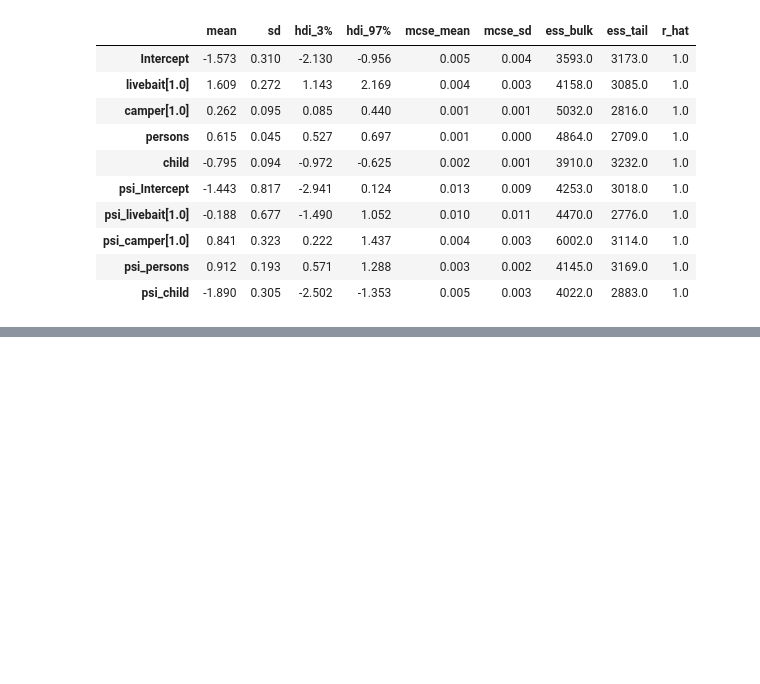
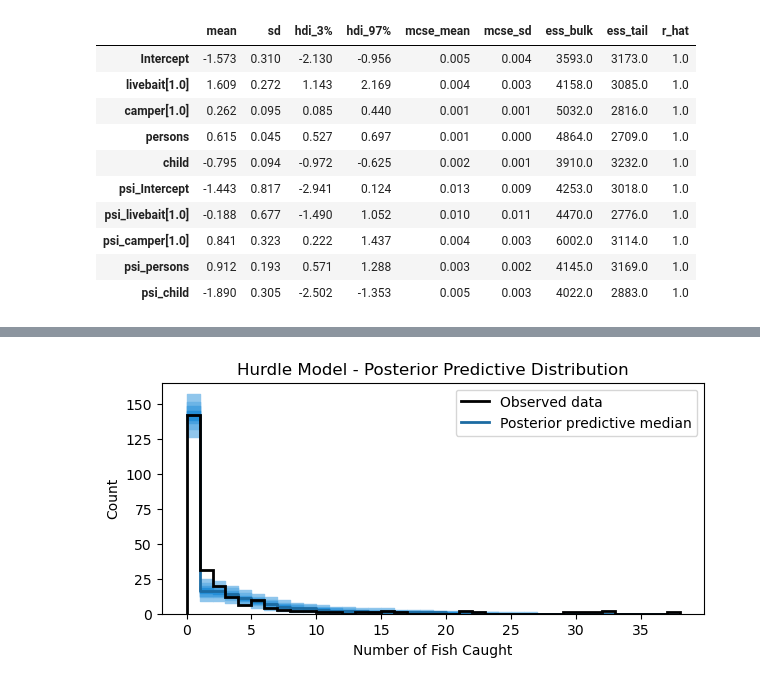
Before and after one commit to qymera0/per_python_bayes, a Jupyter notebook: Bambi/17_Zero_Inflated.ipynb, the cells around one changed output, grey strips where cells are left out. Saved outputs shown, nothing was run; the diff lists cells and outputs as text; code cells hidden in the pictures; blank space fills up the shorter version.

```diff
--- a/Bambi/17_Zero_Inflated.ipynb
+++ b/Bambi/17_Zero_Inflated.ipynb
@@ -210,0 +239,13 @@ AttributeError: module 'bambi' has no attribute 'interpret'
+# %%
+hurdle_model = bmb.Model(
+    hurdle_formula,
+    fish_data,
+    family='hurdle_poisson'
+)
+# %%
+hurdle_idata = hurdle_model.fit(
+    draws=1000,
+    target_accept=0.95,
+    random_seed=1234,
+    chains=4
+)
@@ -210,0 +326,12 @@ AttributeError: module 'bambi' has no attribute 'interpret'
+# %%
+hurdle_pps = hurdle_model.predict(idata=hurdle_idata, kind="pps", inplace=False)
+# %%
+bins = np.arange(39)
+# %%
+fig, ax = plt.subplots(figsize=(7, 3))
+ax = plot_ppc_discrete(hurdle_pps, bins, ax)
+ax.set_xlabel("Number of Fish Caught")
+ax.set_ylabel("Count")
+ax.set_title("Hurdle Model - Posterior Predictive Distribution");
+# %% [output]
+[figure, added]
```
Also changed, not shown: parts of 10 cells of this notebook, 3 other files.
